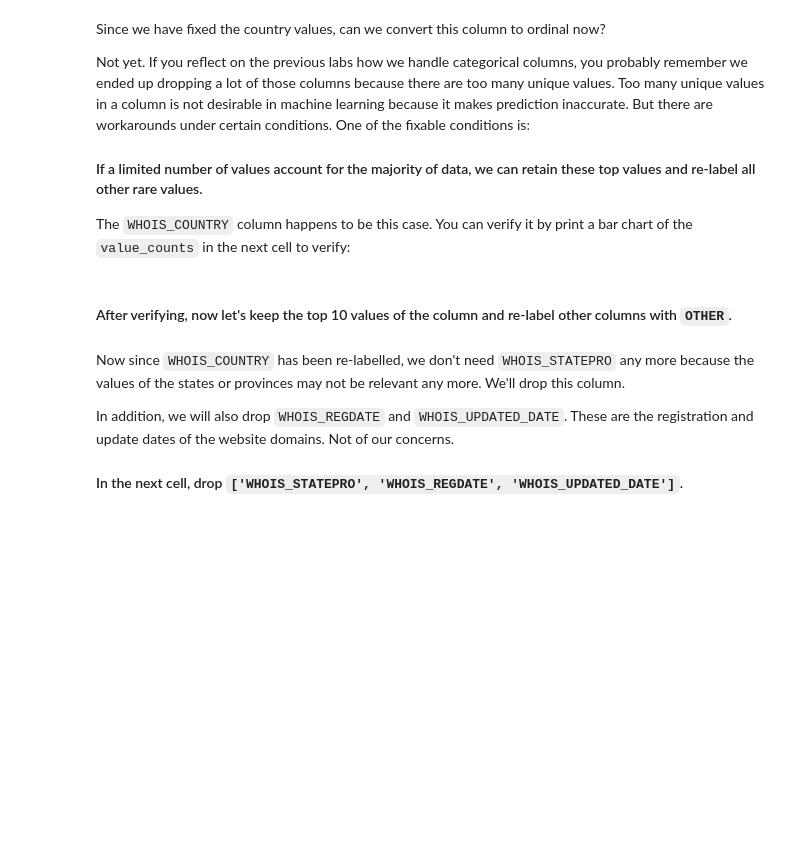
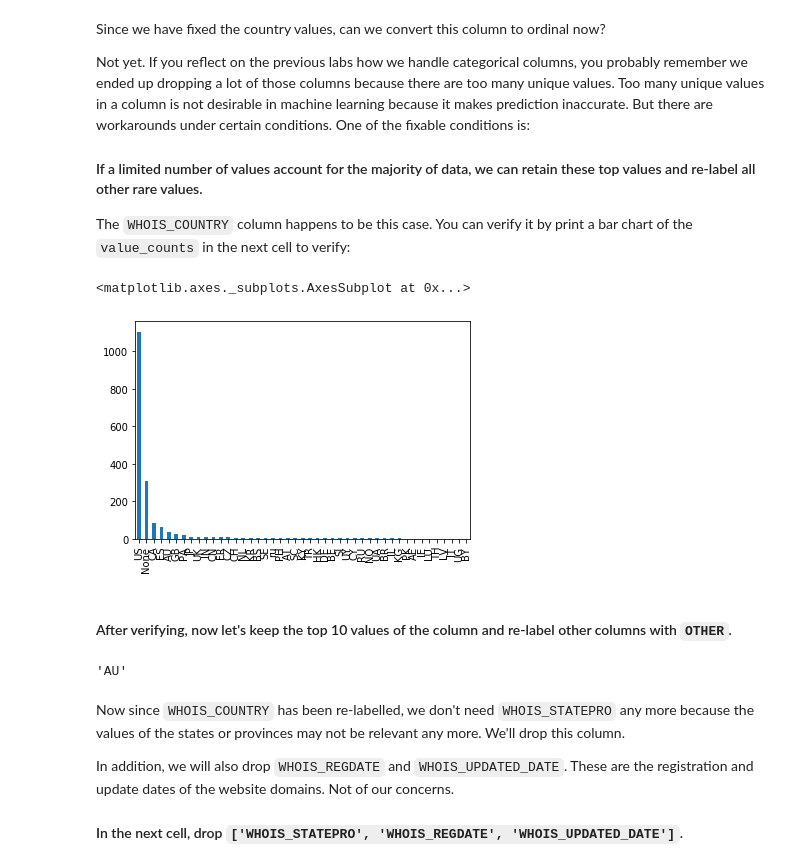
Before and after one commit to Marianadonabella/lab-supervised-learning, a Jupyter notebook: your-code/main.ipynb, the cells around one changed output. Cells and saved outputs as stored; diff of their text form; code cells hidden in the pictures; blank space fills up the shorter version.

```diff
--- a/your-code/main.ipynb
+++ b/your-code/main.ipynb
@@ -238,3 +232,11 @@ KeyError: 1306
+# %%
+websites.replace("us","US",inplace=True)
+# %%
+websites.replace("Cyprus","CY",inplace=True)
+websites.replace("se","SE",inplace=True)
+websites.replace("United Kingdom","GB",inplace=True)
+websites.replace("United Kingdom","GB",inplace=True)
+websites.replace("[u'GB'; u'UK']","GB",inplace=True)
 # %% [markdown]
 Since we have fixed the country values, can we convert this column to ordinal now?
 
@@ -245,5 +247,9 @@ Not yet. If you reflect on the previous labs how we handle categorical columns,
 The `WHOIS_COUNTRY` column happens to be this case. You can verify it by print a bar chart of the `value_counts` in the next cell to verify:
 # %%
 # Your code here
+websites["WHOIS_COUNTRY"].value_counts().plot.bar()
+# %% [output]
+<matplotlib.axes._subplots.AxesSubplot at 0x...>
+[figure, added]
 # %% [markdown]
 #### After verifying, now let's keep the top 10 values of the column and re-label other columns with `OTHER`.
@@ -251,0 +256,4 @@ The `WHOIS_COUNTRY` column happens to be this case. You can verify it by print a
+# %%
+websites["WHOIS_COUNTRY"][99]
+# %% [output]
+'AU'
```
Also changed, not shown: parts of 42 cells of this notebook.
